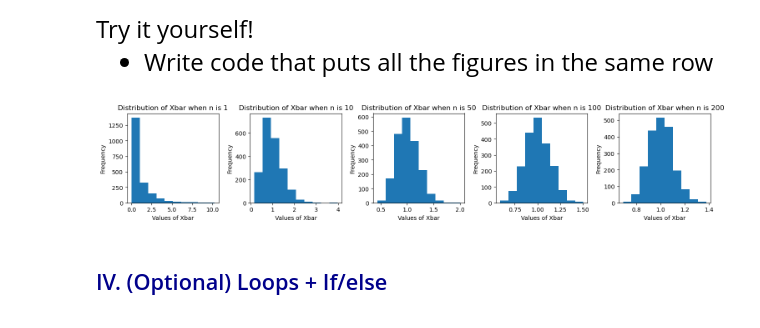
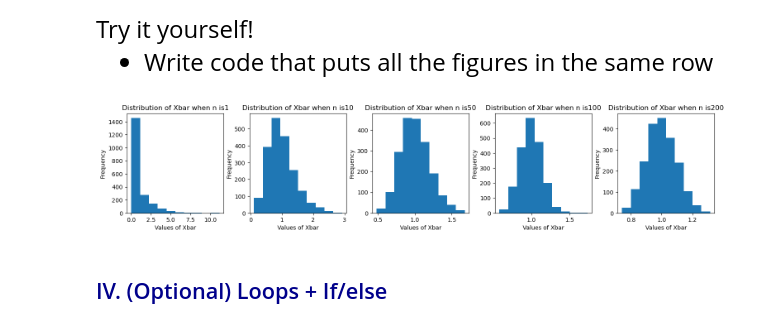
Before and after one commit to MonicaZheng610/qtm151spring2025, a Jupyter notebook: lecture_06/Lecture 6.ipynb, the cells around one changed output. Cells and saved outputs as stored; diff of their text form; code cells hidden in the pictures.

```diff
--- a/lecture_06/Lecture 6.ipynb
+++ b/lecture_06/Lecture 6.ipynb
@@ -332,34 +363,30 @@ Try it yourself!
 - Write code that puts all the figures in the same row
 # %%
 # Write your own solution
-
-
-
-# To evaluate different sample size which just have to write a for-loop within
-# another for-loop
-
+# To evaluate different sample size which just have to write a for-loop within another for-loop
 num_simulations = 2000
 sample_size_list = [1,10,50,100,200]
 
-fig, list_subfig = plt.subplots(1,len(sample_size_list),figsize = [15,3])
-plt.tight_layout(pad = 2)
+
+fig, list_subfig = plt.subplots(1, len(sample_size_list), figsize = (15,3))
+plt.tight_layout()
 
 index = 0
 for sample_size in sample_size_list:
 
     # The following command a vector null values, of length "num_simulations"
     vec_xbar = [None] * num_simulations
 
     for iteration in range(num_simulations):
             vec_chisqr  = np.random.chisquare(df = 1, size = sample_size)
             vec_xbar[iteration] = vec_chisqr.mean()
     list_subfig[index].hist(vec_xbar)
-    list_subfig[index].set_title("Distribution of Xbar when n is " + str(sample_size))
+    list_subfig[index].set_title("Distribution of Xbar when n is" + str(sample_size))
     list_subfig[index].set_ylabel("Frequency")
     list_subfig[index].set_xlabel("Values of Xbar")
     index = index + 1
 # %% [output]
-[figure, old version]
+[figure, new version]
 # %% [markdown]
 ## <span style="color:darkblue"> IV. (Optional) Loops + If/else </span>
 # %% [markdown]
```
Also changed, not shown: parts of 13 cells of this notebook.
